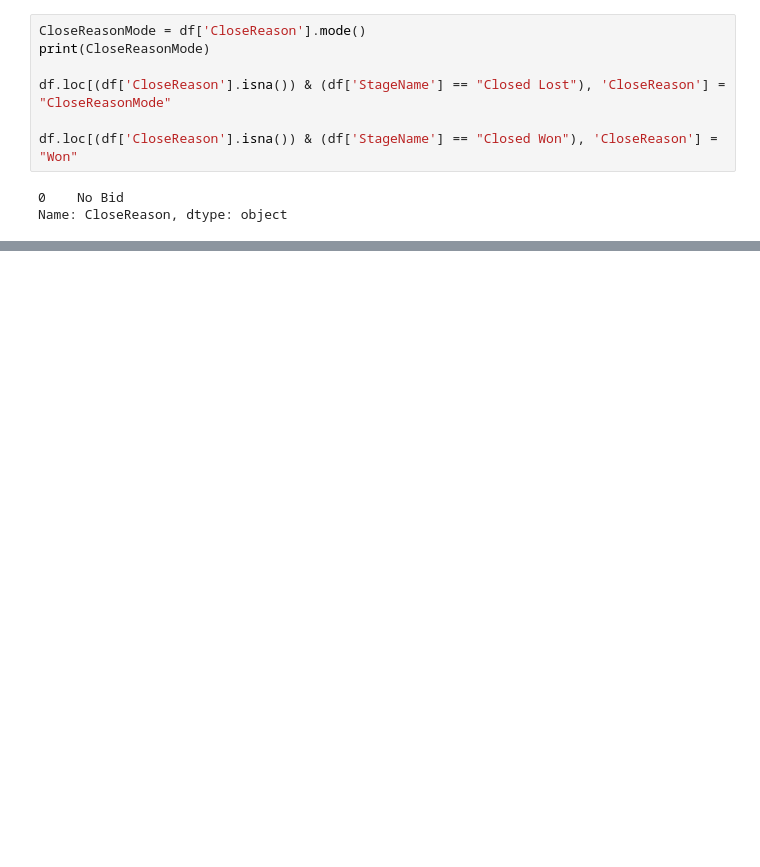
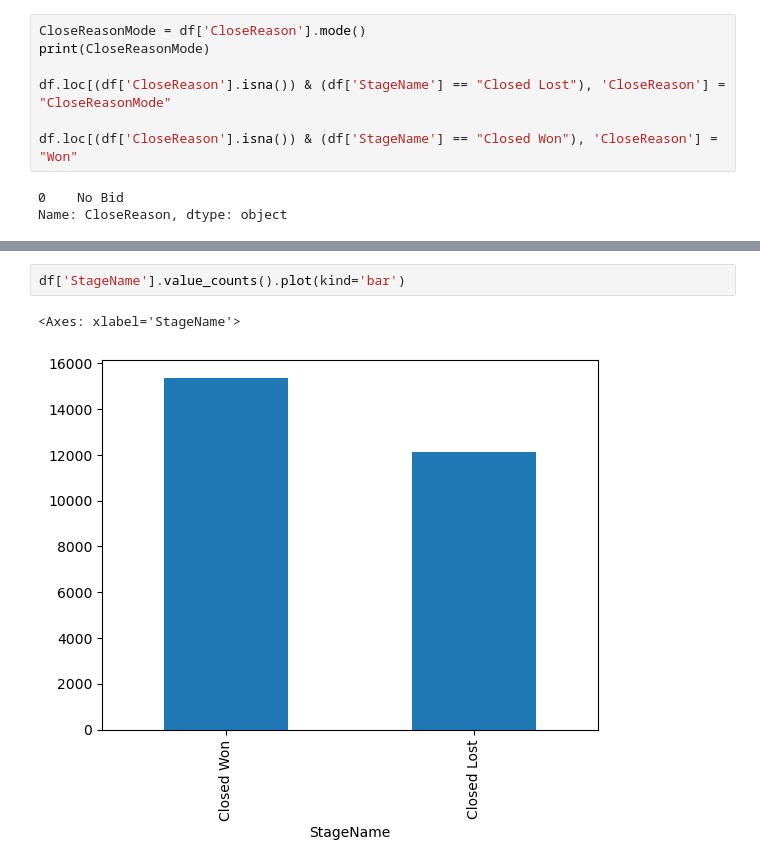
Before and after one commit to Krescenskok/DataScienceSessions, a Jupyter notebook: LogisticRegression.ipynb, the cells around one changed output, grey strips where cells are left out. Saved outputs shown, nothing was run; the diff lists cells and outputs as text; blank space fills up the shorter version.

```diff
--- a/LogisticRegression.ipynb
+++ b/LogisticRegression.ipynb
@@ -249,0 +317,5 @@ display(df)
+# %%
+df['StageName'].value_counts().plot(kind='bar')
+# %% [output]
+<Axes: xlabel='StageName'>
+[figure, added]
```
Also changed, not shown: parts of 22 cells of this notebook.
